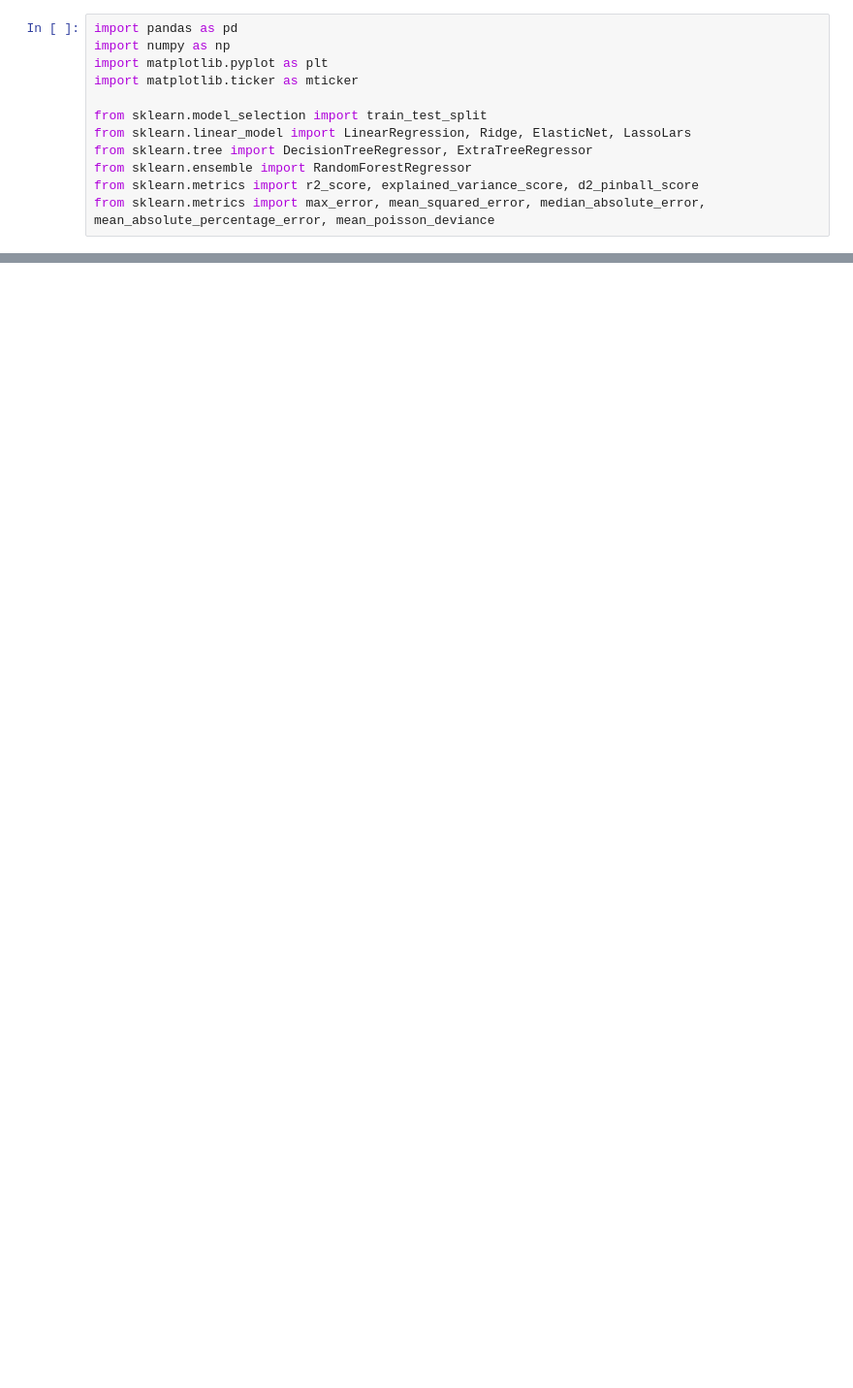
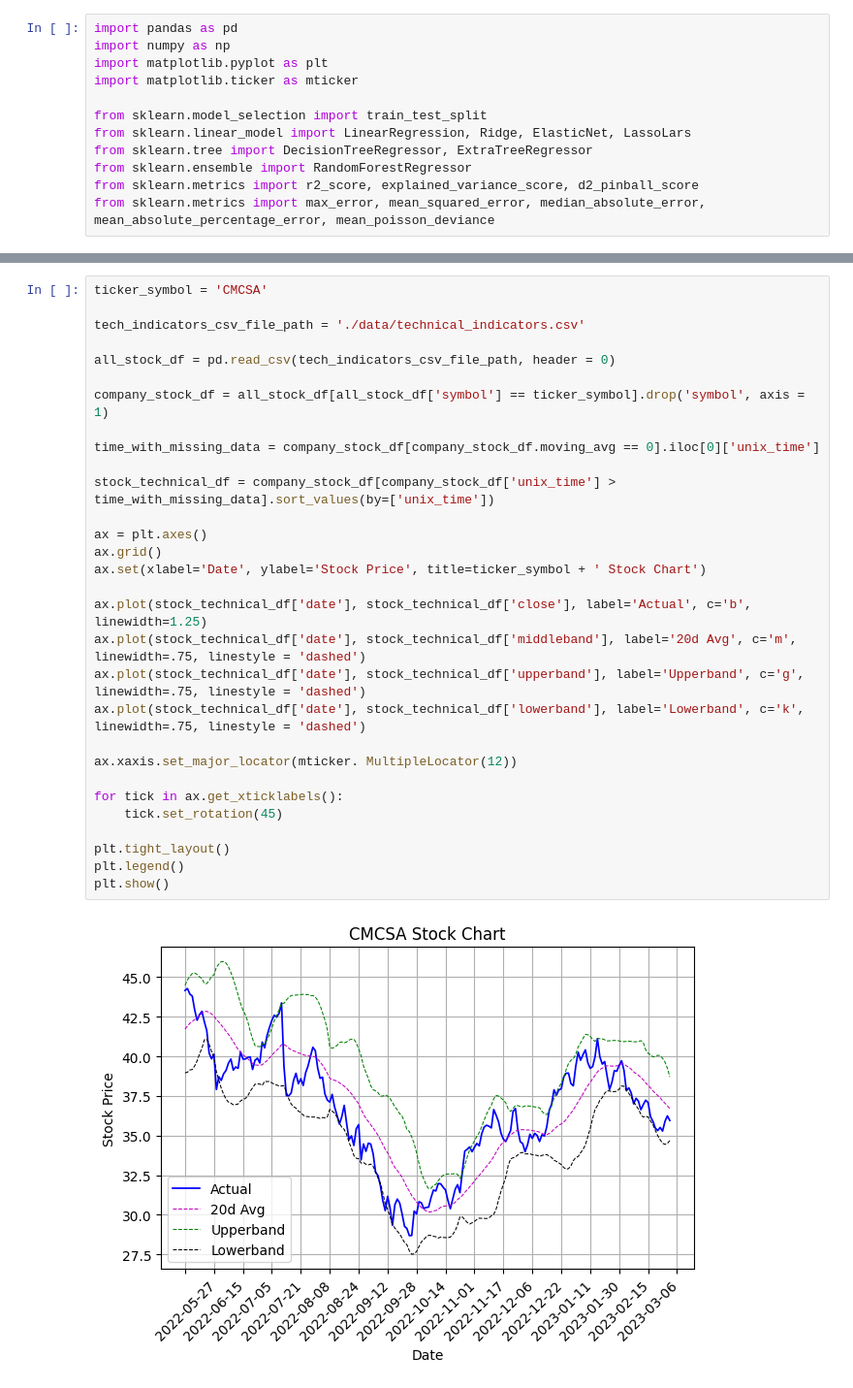
Before and after one commit to geoffpatton/dsci-521-project, a Jupyter notebook: prediction.ipynb, the cells around one changed output, grey strips where cells are left out. Shown at 97% size. Cells and saved outputs as stored; diff of their text form; blank space fills up the shorter version.

```diff
--- a/prediction.ipynb
+++ b/prediction.ipynb
@@ -262,0 +159,32 @@ mean_poisson_deviance: 0.279849736749667
+# %%
+ticker_symbol = 'CMCSA'
+
+tech_indicators_csv_file_path = './data/technical_indicators.csv'
+
+all_stock_df = pd.read_csv(tech_indicators_csv_file_path, header = 0)
+
+company_stock_df = all_stock_df[all_stock_df['symbol'] == ticker_symbol].drop('symbol', axis = 1)
+
+time_with_missing_data = company_stock_df[company_stock_df.moving_avg == 0].iloc[0]['unix_time']
+
+stock_technical_df = company_stock_df[company_stock_df['unix_time'] > time_with_missing_data].sort_values(by=['unix_time'])
+
+ax = plt.axes()
+ax.grid()
+ax.set(xlabel='Date', ylabel='Stock Price', title=ticker_symbol + ' Stock Chart')
+
+ax.plot(stock_technical_df['date'], stock_technical_df['close'], label='Actual', c='b', linewidth=1.25)
+ax.plot(stock_technical_df['date'], stock_technical_df['middleband'], label='20d Avg', c='m', linewidth=.75, linestyle = 'dashed')
+ax.plot(stock_technical_df['date'], stock_technical_df['upperband'], label='Upperband', c='g', linewidth=.75, linestyle = 'dashed')
+ax.plot(stock_technical_df['date'], stock_technical_df['lowerband'], label='Lowerband', c='k', linewidth=.75, linestyle = 'dashed')
+
+ax.xaxis.set_major_locator(mticker. MultipleLocator(12))
+
+for tick in ax.get_xticklabels():
+    tick.set_rotation(45)
+
+plt.tight_layout()
+plt.legend()
+plt.show()
+# %% [output]
+[figure, added]
```
Also changed, not shown: parts of 3 cells of this notebook, 5 other files.
